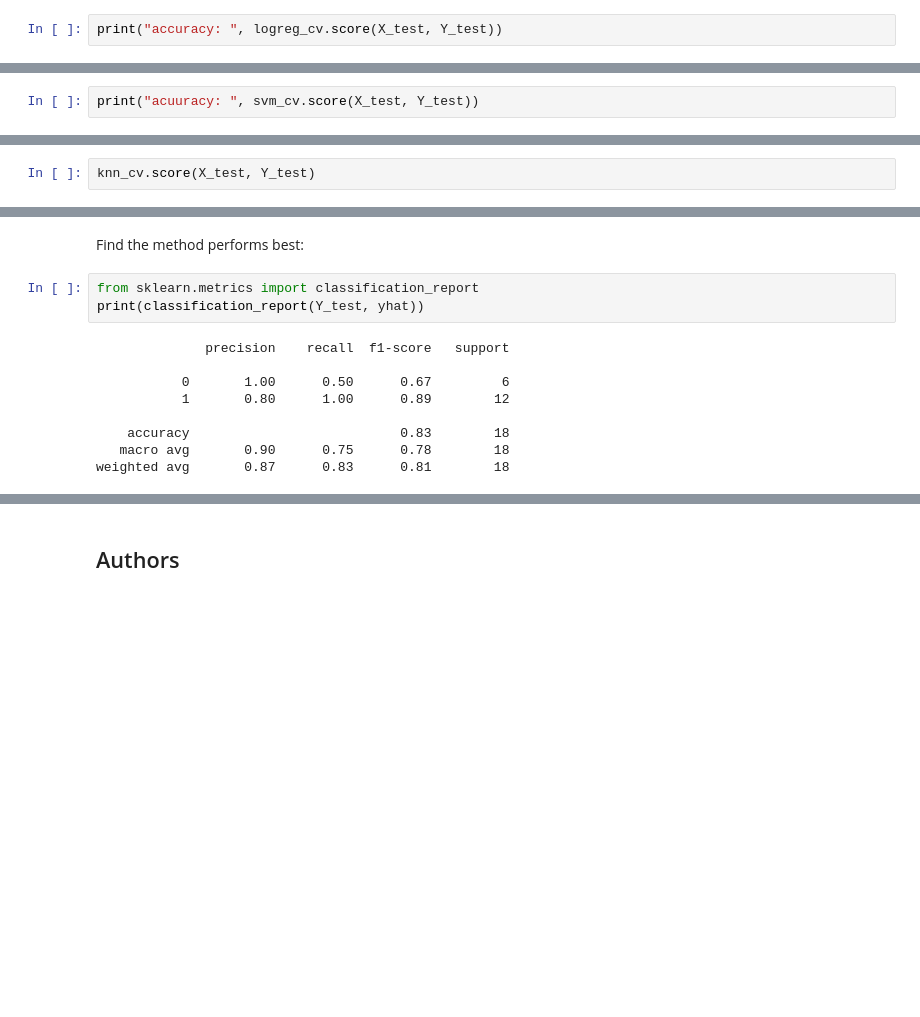
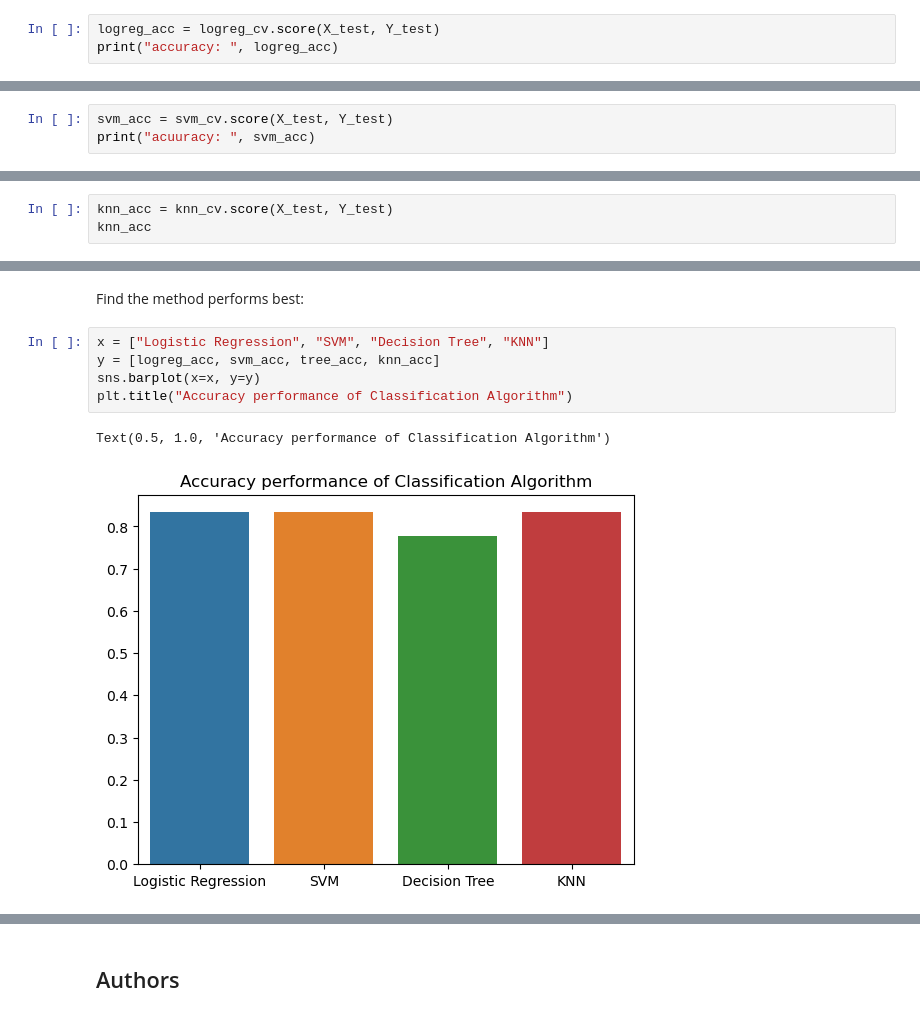
Before and after one commit to Shreyawp/Capstone-Project, a Jupyter notebook: 8. SpaceX_Machine Learning Prediction_Part_5 (2).ipynb, the cells around one changed output, grey strips where cells are left out. Drawn from its saved outputs; the diff is of its cells as text; blank space fills up the shorter version.

```diff
--- a/8. SpaceX_Machine Learning Prediction_Part_5 (2).ipynb
+++ b/8. SpaceX_Machine Learning Prediction_Part_5 (2).ipynb
@@ -198,7 +188,8 @@ accuracy : 0.8464285714285713
 # %% [markdown]
 Calculate the accuracy on the test data using the method <code>score</code>:
 # %%
-print("accuracy: ", logreg_cv.score(X_test, Y_test))
+logreg_acc = logreg_cv.score(X_test, Y_test)
+print("accuracy: ", logreg_acc)
 # %% [output]
 accuracy:  0.8333333333333334
 # %% [markdown]
@@ -247,7 +238,8 @@ accuracy : 0.8482142857142856
 # %% [markdown]
 Calculate the accuracy on the test data using the method <code>score</code>:
 # %%
-print("acuuracy: ", svm_cv.score(X_test, Y_test))
+svm_acc = svm_cv.score(X_test, Y_test)
+print("acuuracy: ", svm_acc)
 # %% [output]
 acuuracy:  0.8333333333333334
 # %% [markdown]
@@ -337,7 +330,8 @@ accuracy : 0.8482142857142858
 # %% [markdown]
 Calculate the accuracy of knn_cv on the test data using the method <code>score</code>:
 # %%
-knn_cv.score(X_test, Y_test)
+knn_acc = knn_cv.score(X_test, Y_test)
+knn_acc
 # %% [output]
 0.8333333333333334
 # %% [markdown]
@@ -351,15 +345,11 @@ plot_confusion_matrix(Y_test,yhat)
 ## TASK  12
 # %% [markdown]
 Find the method performs best:
-# %%
-from sklearn.metrics import classification_report
-print(classification_report(Y_test, yhat))
-# %% [output]
-              precision    recall  f1-score   support
-
-           0       1.00      0.50      0.67         6
-           1       0.80      1.00      0.89        12
-
-    accuracy                           0.83        18
-   macro avg       0.90      0.75      0.78        18
-weighted avg       0.87      0.83      0.81        18
+# %%
+x = ["Logistic Regression", "SVM", "Decision Tree", "KNN"]
+y = [logreg_acc, svm_acc, tree_acc, knn_acc]
+sns.barplot(x=x, y=y)
+plt.title("Accuracy performance of Classification Algorithm")
+# %% [output]
+Text(0.5, 1.0, 'Accuracy performance of Classification Algorithm')
+[figure, added]
```
Also changed, not shown: parts of 11 cells of this notebook, 2 other files.
